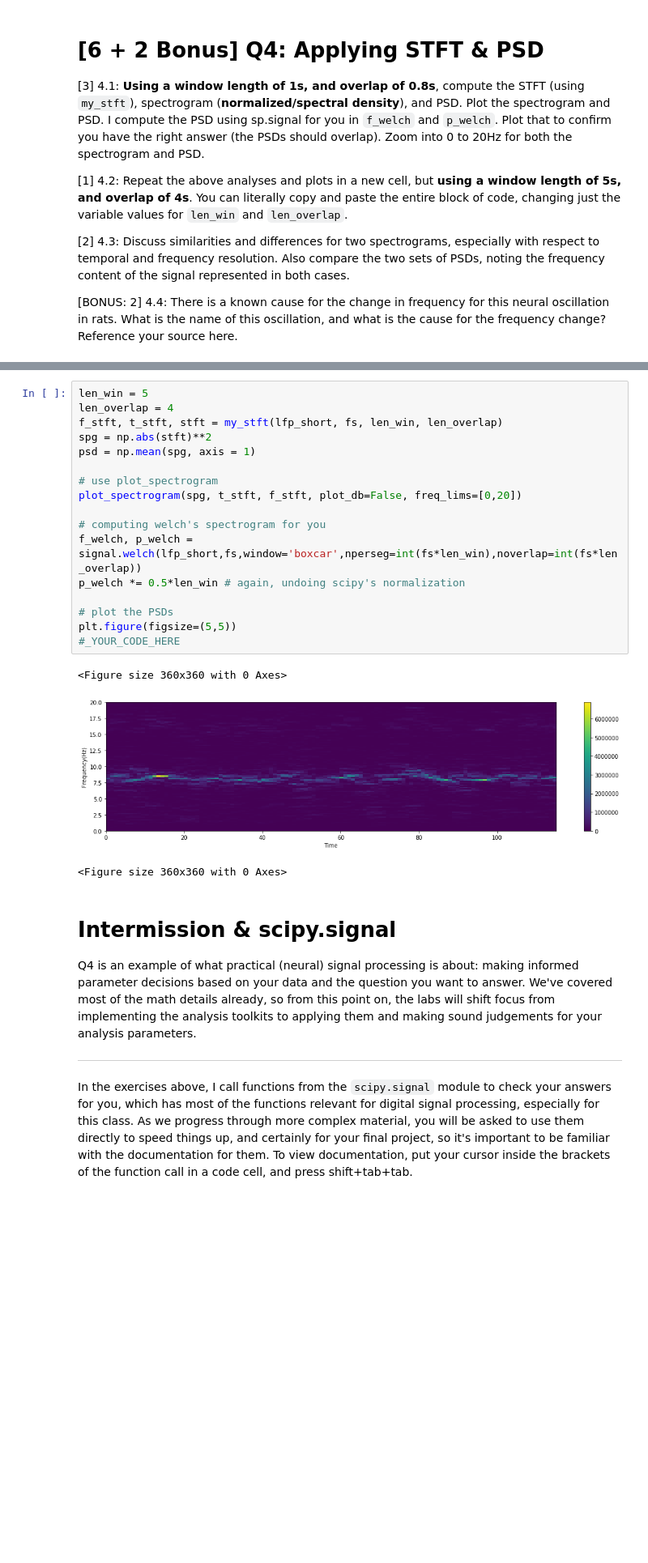
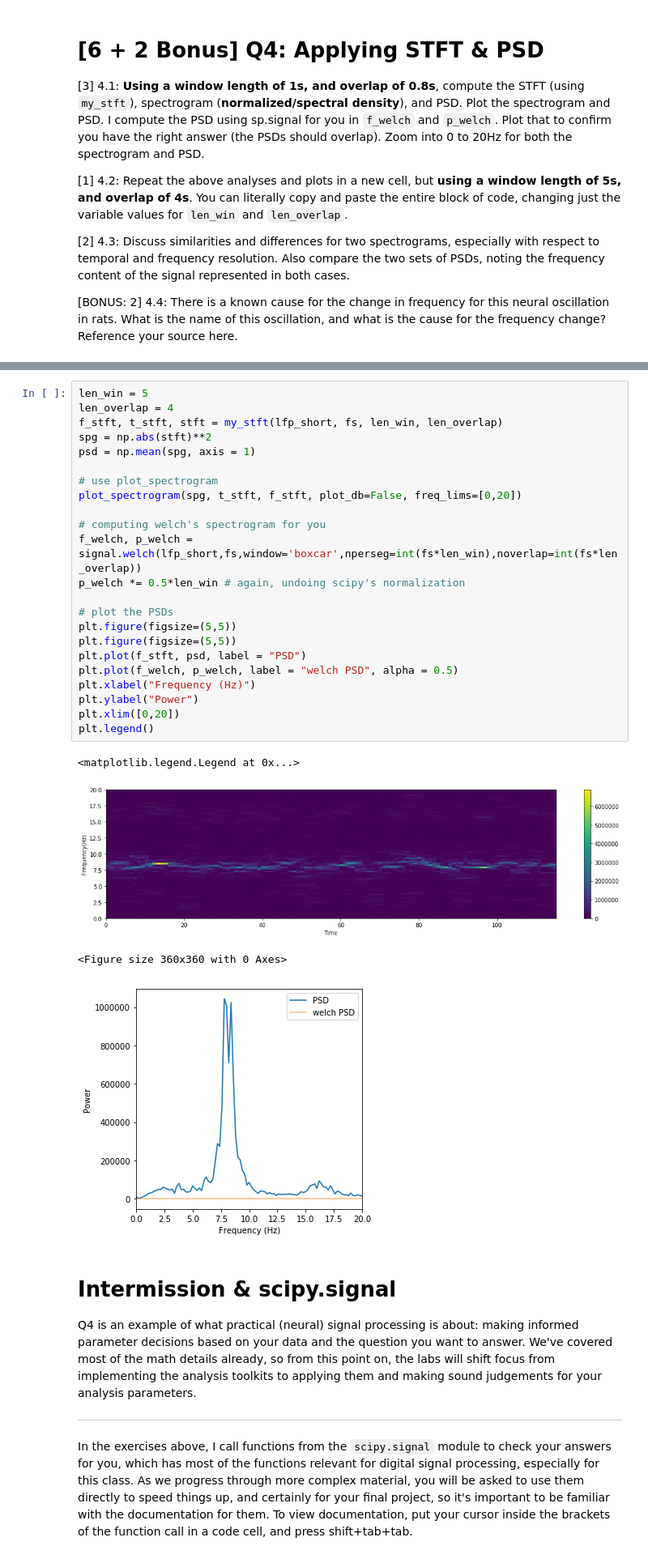
Before and after one commit to rmontehe/COGS118C, a Jupyter notebook: Assignments/Assignment 3/A3-TimeFrequencyFiltering.ipynb, the cells around one changed output, grey strips where cells are left out. Shown at 81% size. Cells and saved outputs as stored; diff of their text form; blank space fills up the shorter version.

```diff
--- a/Assignments/Assignment 3/A3-TimeFrequencyFiltering.ipynb
+++ b/Assignments/Assignment 3/A3-TimeFrequencyFiltering.ipynb
@@ -452,24 +463,31 @@ plt.figure(figsize=(5,5))
 # %%
 len_win = 5
 len_overlap = 4
 f_stft, t_stft, stft = my_stft(lfp_short, fs, len_win, len_overlap)
 spg = np.abs(stft)**2
 psd = np.mean(spg, axis = 1)
 
 # use plot_spectrogram
 plot_spectrogram(spg, t_stft, f_stft, plot_db=False, freq_lims=[0,20])
 
 # computing welch's spectrogram for you
 f_welch, p_welch = signal.welch(lfp_short,fs,window='boxcar',nperseg=int(fs*len_win),noverlap=int(fs*len_overlap))
 p_welch *= 0.5*len_win # again, undoing scipy's normalization
 
 # plot the PSDs
 plt.figure(figsize=(5,5))
-#_YOUR_CODE_HERE
+plt.figure(figsize=(5,5))
+plt.plot(f_stft, psd, label = "PSD")
+plt.plot(f_welch, p_welch, label = "welch PSD", alpha = 0.5)
+plt.xlabel("Frequency (Hz)")
+plt.ylabel("Power")
+plt.xlim([0,20])
+plt.legend()
 # %% [output]
-<Figure size 360x360 with 0 Axes>
+<matplotlib.legend.Legend at 0x...>
 [figure]
 <Figure size 360x360 with 0 Axes>
+[figure, added]
 # %% [markdown]
 # Intermission & scipy.signal
 Q4 is an example of what practical (neural) signal processing is about: making informed parameter decisions based on your data and the question you want to answer. We've covered most of the math details already, so from this point on, the labs will shift focus from implementing the analysis toolkits to applying them and making sound judgements for your analysis parameters.
```
Also changed, not shown: parts of 13 cells of this notebook, 1 other file.
